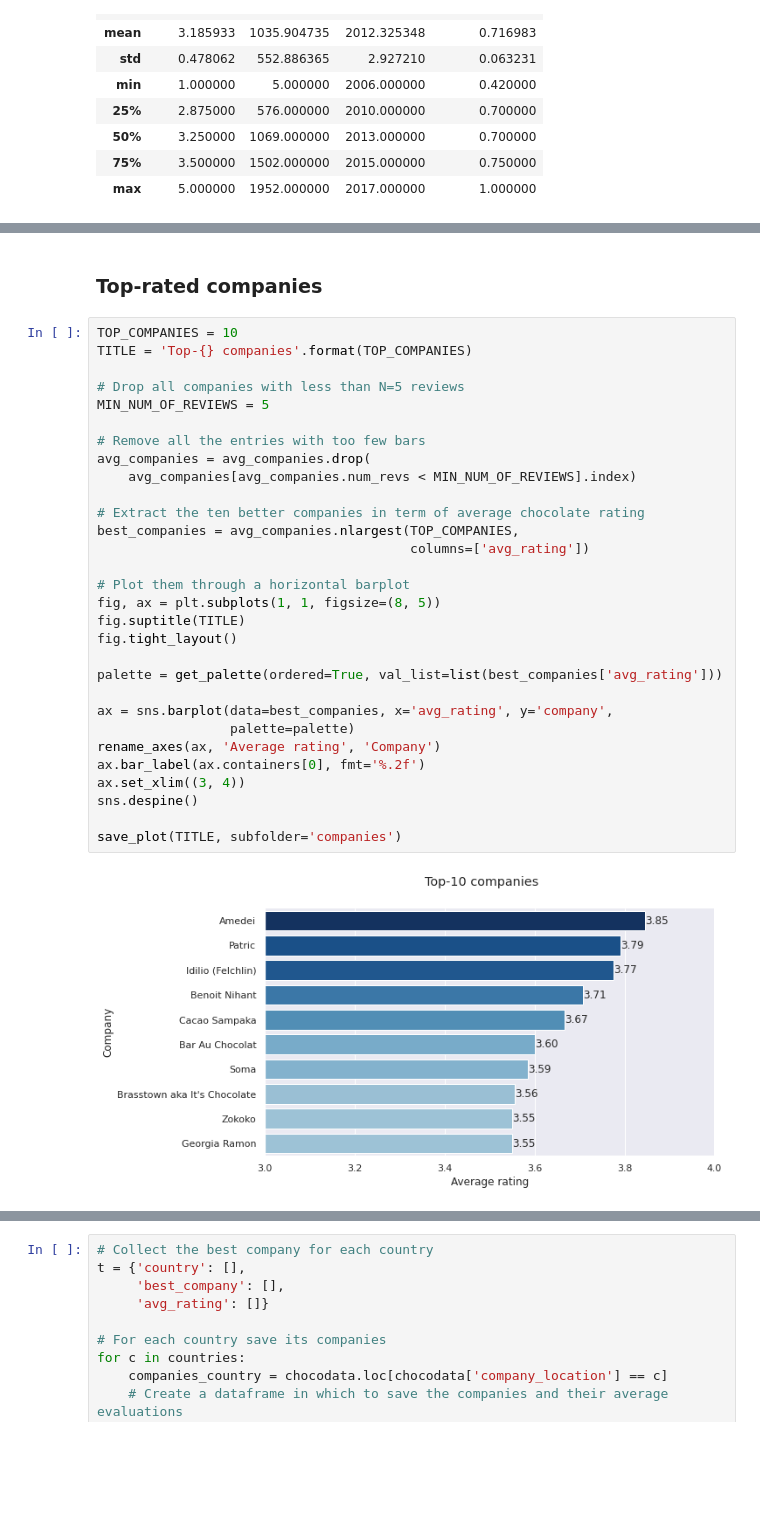
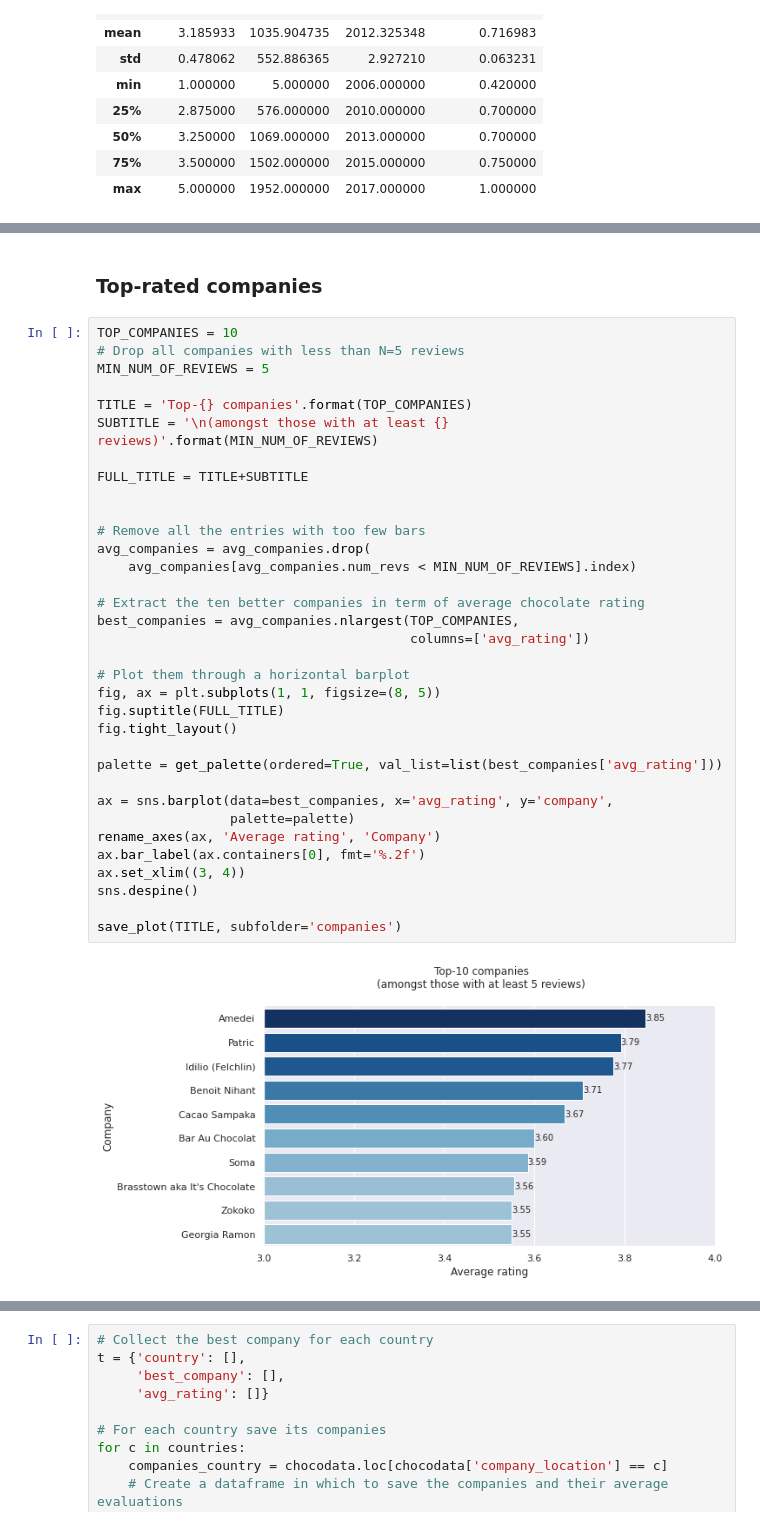
Before and after one commit to loris2222/ChocoData, a Jupyter notebook: code/ChocoData_from_colab.ipynb, the cells around one changed output, grey strips where cells are left out. Cells and saved outputs as stored; diff of their text form; blank space fills up the shorter version.

```diff
--- a/code/ChocoData_from_colab.ipynb
+++ b/code/ChocoData_from_colab.ipynb
@@ -602,35 +648,40 @@ save_plot(TITLE, subfolder='companies')
 # %% [markdown]
+<a name="topcomp"></a>
 ### Top-rated companies
 # %%
 TOP_COMPANIES = 10
-TITLE = 'Top-{} companies'.format(TOP_COMPANIES)
-
 # Drop all companies with less than N=5 reviews
 MIN_NUM_OF_REVIEWS = 5
+
+TITLE = 'Top-{} companies'.format(TOP_COMPANIES)
+SUBTITLE = '\n(amongst those with at least {} reviews)'.format(MIN_NUM_OF_REVIEWS)
+
+FULL_TITLE = TITLE+SUBTITLE
+
 
 # Remove all the entries with too few bars
 avg_companies = avg_companies.drop(
     avg_companies[avg_companies.num_revs < MIN_NUM_OF_REVIEWS].index)
 
 # Extract the ten better companies in term of average chocolate rating
 best_companies = avg_companies.nlargest(TOP_COMPANIES,
                                         columns=['avg_rating'])
 
 # Plot them through a horizontal barplot
 fig, ax = plt.subplots(1, 1, figsize=(8, 5))
-fig.suptitle(TITLE)
+fig.suptitle(FULL_TITLE)
 fig.tight_layout()
 
 palette = get_palette(ordered=True, val_list=list(best_companies['avg_rating']))
 
 ax = sns.barplot(data=best_companies, x='avg_rating', y='company',
                  palette=palette)
 rename_axes(ax, 'Average rating', 'Company')
 ax.bar_label(ax.containers[0], fmt='%.2f')
 ax.set_xlim((3, 4))
 sns.despine()
 
 save_plot(TITLE, subfolder='companies')
 # %% [output]
-[figure, old version]
+[figure, new version]
 # %% [markdown]
```
Also changed, not shown: parts of 49 cells of this notebook.
